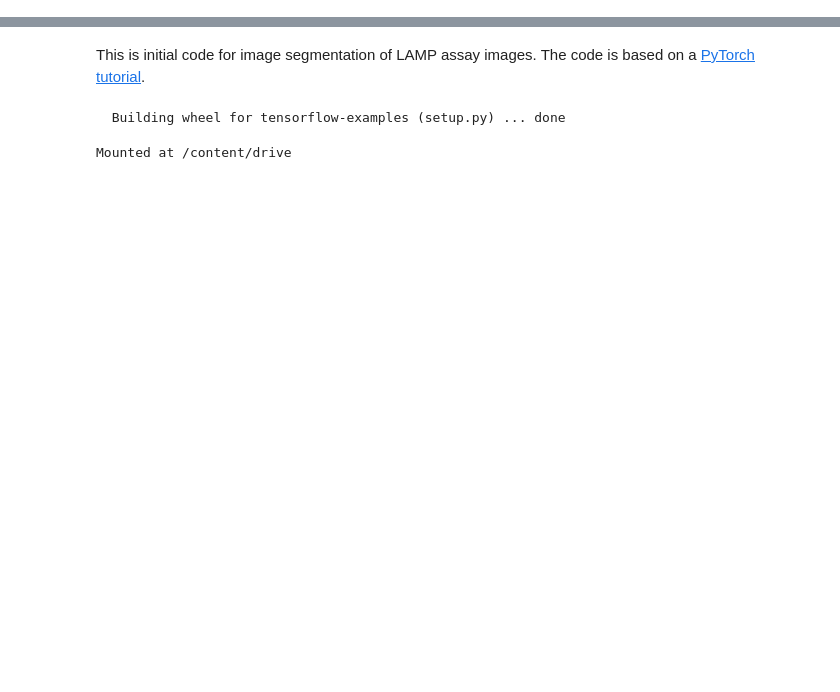
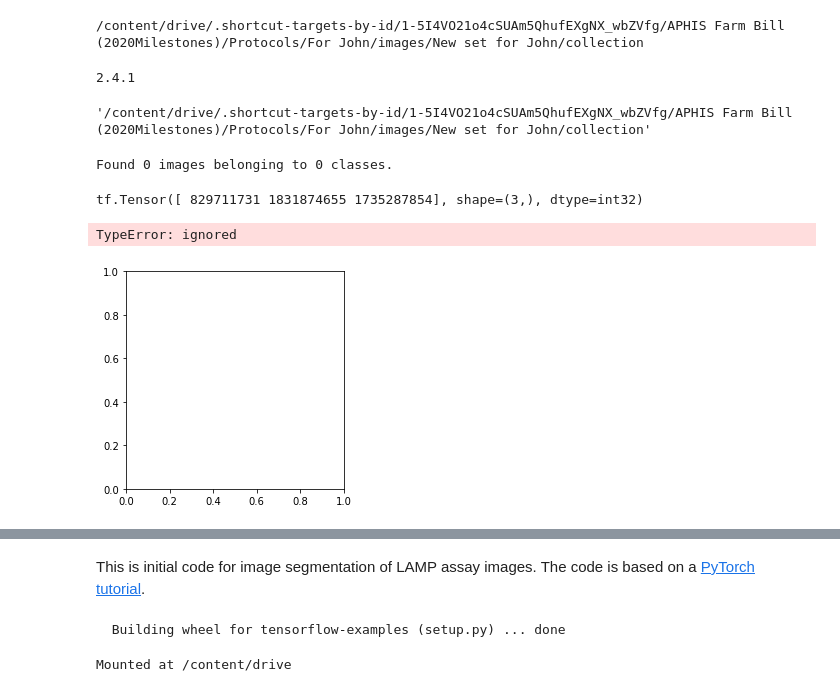
Before and after one commit to ncsu-landscape-dynamics/LAMP_assay_automation, a Jupyter notebook: PyTorchImSeg.ipynb, the cells around one changed output, grey strips where cells are left out. Drawn from its saved outputs; the diff is of its cells as text; code cells hidden in the pictures; blank space fills up the shorter version.

```diff
--- a/PyTorchImSeg.ipynb
+++ b/PyTorchImSeg.ipynb
@@ -2,0 +41,31 @@
+# %%
+cd 'drive/MyDrive/APHIS Farm Bill (2020Milestones)/Protocols/For John/images/New set for John/collection'
+# %% [output]
+/content/drive/.shortcut-targets-by-id/1-5I4VO21o4cSUAm5QhufEXgNX_wbZVfg/APHIS Farm Bill (2020Milestones)/Protocols/For John/images/New set for John/collection
+# %%
+print(tf.__version__)
+os.getcwd()
+# %% [output]
+2.4.1
+'/content/drive/.shortcut-targets-by-id/1-5I4VO21o4cSUAm5QhufEXgNX_wbZVfg/APHIS Farm Bill (2020Milestones)/Protocols/For John/images/New set for John/collection'
+# %%
+data_gen_def = tf.keras.preprocessing.image.ImageDataGenerator()
+
+list1 = tf.keras.preprocessing.image.DirectoryIterator(os.getcwd(), data_gen_def)
+# %% [output]
+Found 0 images belonging to 0 classes.
+# %%
+image1 = tf.io.decode_raw(glob.glob('*.dng')[0], tf.int32)
+raw_height = tf.cast(example['image/height'], tf.int32)
+raw_width = tf.cast(example['image/width'], tf.int32)
+image = tf.reshape(image, [raw_height, raw_width, 3])
+image = tf.image.resize_images(image, size=[self.height, self.width])
+# %%
+print(image1)
+# %% [output]
+tf.Tensor([ 829711731 1831874655 1735287854], shape=(3,), dtype=int32)
+# %%
+plt.imshow(tf.shape( tf.squeeze(image1)))
+# %% [output]
+TypeError: ignored
+[figure, added]
```
Also changed, not shown: parts of 26 cells of this notebook.
